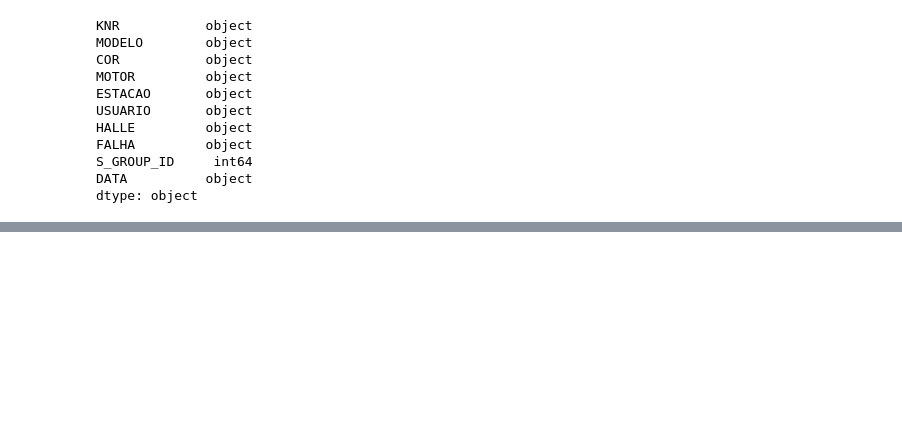
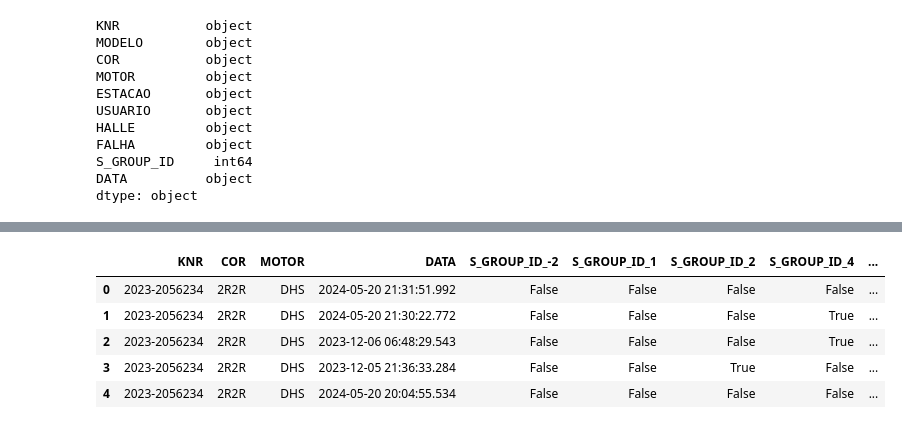
Before and after one commit to Inteli-College/2024-2A-T08-EC07-G01, a Jupyter notebook: src/models/notebooks/exploracao_falhas.ipynb, the cells around one changed output, grey strips where cells are left out. Saved outputs shown, nothing was run; the diff lists cells and outputs as text; code cells hidden in the pictures; blank space fills up the shorter version.

```diff
--- a/src/models/notebooks/exploracao_falhas.ipynb
+++ b/src/models/notebooks/exploracao_falhas.ipynb
@@ -133,0 +161,19 @@ df_atualizado.head()
+# %%
+#Tirando as colunas que não vamos utilizar
+
+#A coluna "falha" não é importante porque todos os carros dessa tabela possuem falhas, então a informação valiosa é o tipo de falha.
+df_one_hot.drop('FALHA', axis=1, inplace=True)
+
+#A coluna "modelo" não é importante porque todos os carros dessa tabela possuem o mesmo modelo.
+df_one_hot.drop('MODELO', axis=1, inplace=True)
+
+#A coluna "estacao" não será utilizada porque antes da falha ser identificada, ainda não sabemos em qual estação o carro está.
+df_one_hot.drop('ESTACAO', axis=1, inplace=True)
+
+#A coluna "halle" não será utilizada porque, assim como a estação, ainda não sabemos em qual halle o carro está.
+df_one_hot.drop('HALLE', axis=1, inplace=True)
+
+#O usuário que cadastrou a falha não é relevante para a predição.
+df_one_hot.drop('USUARIO', axis=1, inplace=True)
+
+df_one_hot.head()
@@ -133,0 +187,11 @@ df_atualizado.head()
+# %%
+# Mudando a coluna S_GROUP_ID usando o one hot encoding
+df_one_hot = pd.get_dummies(df_one_hot, columns=['S_GROUP_ID'])
+df_one_hot.head()
+# %% [output]
+|  | KNR | COR | MOTOR | DATA | S_GROUP_ID_-2 | S_GROUP_ID_1 | S_GROUP_ID_2 | S_GROUP_ID_4 | ... |
+| 0 | 2023-2056234 | 2R2R | DHS | 2024-05-20 21:31:51.992 | False | False | False | False | ... |
+| 1 | 2023-2056234 | 2R2R | DHS | 2024-05-20 21:30:22.772 | False | False | False | True | ... |
+| 2 | 2023-2056234 | 2R2R | DHS | 2023-12-06 06:48:29.543 | False | False | False | True | ... |
+| 3 | 2023-2056234 | 2R2R | DHS | 2023-12-05 21:36:33.284 | False | False | True | False | ... |
+| 4 | 2023-2056234 | 2R2R | DHS | 2024-05-20 20:04:55.534 | False | False | False | False | ... |
```
Also changed, not shown: parts of 23 cells of this notebook, 1 other file.
